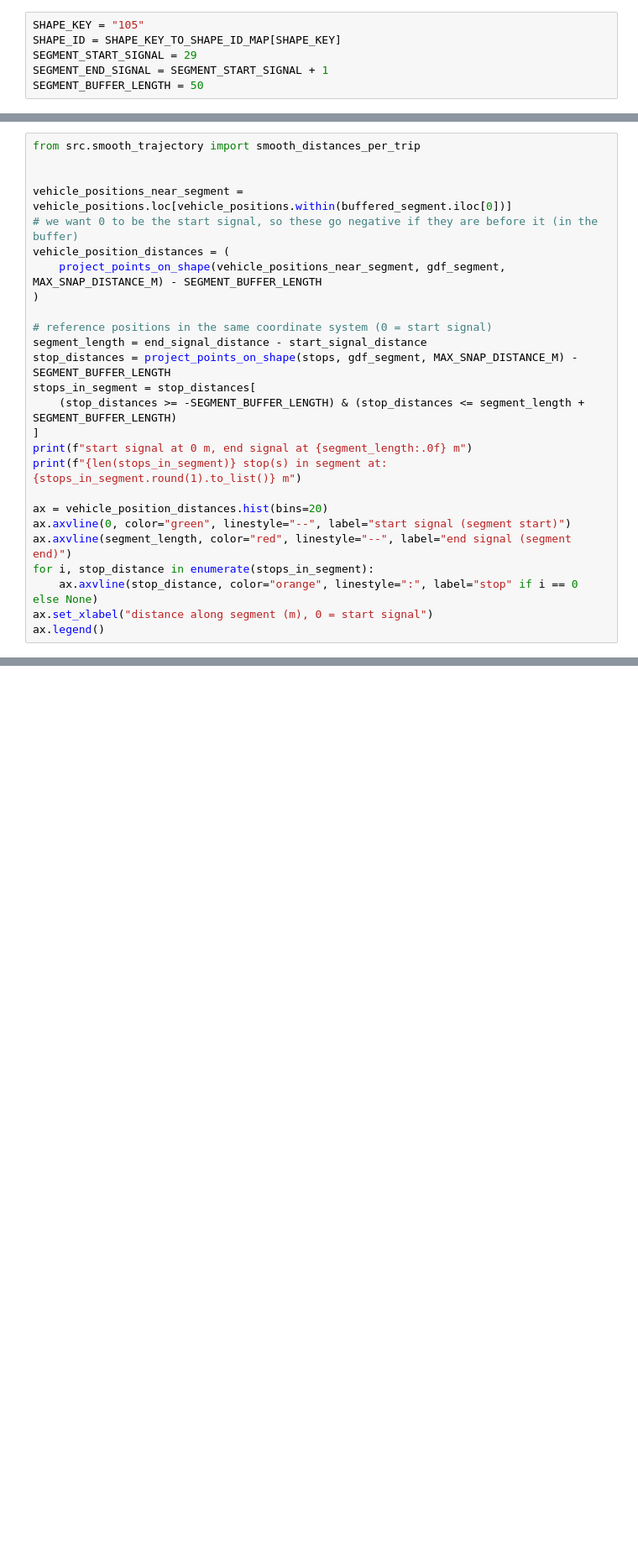
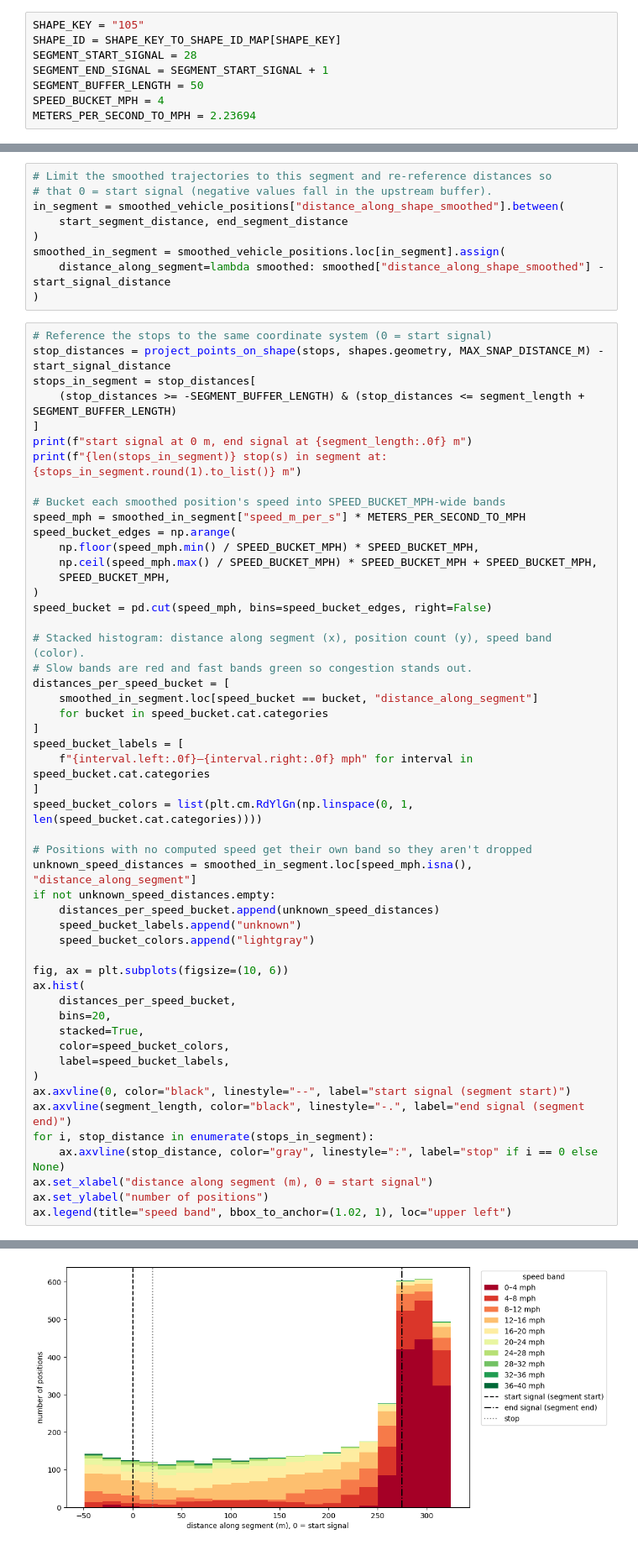
Before and after one commit to cal-itp/tsp-analysis, a Jupyter notebook: subtasks/intersection_delay_exploration/5_single_segment_redo.ipynb, the cells around one changed output, grey strips where cells are left out. Shown at 84% size. Cells and saved outputs as stored; diff of their text form; blank space fills up the shorter version.

Commit message:
stop positions graph (#20)

```diff
--- a/subtasks/intersection_delay_exploration/5_single_segment_redo.ipynb
+++ b/subtasks/intersection_delay_exploration/5_single_segment_redo.ipynb
@@ -28,7 +28,9 @@ os.environ["REQUESTS_CA_BUNDLE"] = r"C:\Users\s163107\Documents\CTROOTCA01.cer"
 # %%
 SHAPE_KEY = "105"
 SHAPE_ID = SHAPE_KEY_TO_SHAPE_ID_MAP[SHAPE_KEY]
-SEGMENT_START_SIGNAL = 29
+SEGMENT_START_SIGNAL = 28
 SEGMENT_END_SIGNAL = SEGMENT_START_SIGNAL + 1
 SEGMENT_BUFFER_LENGTH = 50
+SPEED_BUCKET_MPH = 4
+METERS_PER_SECOND_TO_MPH = 2.23694
 # %%
@@ -68,26 +58,61 @@ buffered_segment = gpd.GeoSeries([segment_geometry], crs=3310).buffer(500)
+# %%
+# Limit the smoothed trajectories to this segment and re-reference distances so
+# that 0 = start signal (negative values fall in the upstream buffer).
+in_segment = smoothed_vehicle_positions["distance_along_shape_smoothed"].between(
+    start_segment_distance, end_segment_distance
+)
+smoothed_in_segment = smoothed_vehicle_positions.loc[in_segment].assign(
+    distance_along_segment=lambda smoothed: smoothed["distance_along_shape_smoothed"] - start_signal_distance
+)
 # %%
-from src.smooth_trajectory import smooth_distances_per_trip
-
-
-vehicle_positions_near_segment = vehicle_positions.loc[vehicle_positions.within(buffered_segment.iloc[0])]
-# we want 0 to be the start signal, so these go negative if they are before it (in the buffer)
-vehicle_position_distances = (
-    project_points_on_shape(vehicle_positions_near_segment, gdf_segment, MAX_SNAP_DISTANCE_M) - SEGMENT_BUFFER_LENGTH
-)
-
-# reference positions in the same coordinate system (0 = start signal)
-segment_length = end_signal_distance - start_signal_distance
-stop_distances = project_points_on_shape(stops, gdf_segment, MAX_SNAP_DISTANCE_M) - SEGMENT_BUFFER_LENGTH
+# Reference the stops to the same coordinate system (0 = start signal)
+stop_distances = project_points_on_shape(stops, shapes.geometry, MAX_SNAP_DISTANCE_M) - start_signal_distance
 stops_in_segment = stop_distances[
     (stop_distances >= -SEGMENT_BUFFER_LENGTH) & (stop_distances <= segment_length + SEGMENT_BUFFER_LENGTH)
 ]
 print(f"start signal at 0 m, end signal at {segment_length:.0f} m")
 print(f"{len(stops_in_segment)} stop(s) in segment at: {stops_in_segment.round(1).to_list()} m")
 
-ax = vehicle_position_distances.hist(bins=20)
-ax.axvline(0, color="green", linestyle="--", label="start signal (segment start)")
-ax.axvline(segment_length, color="red", linestyle="--", label="end signal (segment end)")
+# Bucket each smoothed position's speed into SPEED_BUCKET_MPH-wide bands
+speed_mph = smoothed_in_segment["speed_m_per_s"] * METERS_PER_SECOND_TO_MPH
+speed_bucket_edges = np.arange(
+    np.floor(speed_mph.min() / SPEED_BUCKET_MPH) * SPEED_BUCKET_MPH,
+    np.ceil(speed_mph.max() / SPEED_BUCKET_MPH) * SPEED_BUCKET_MPH + SPEED_BUCKET_MPH,
+    SPEED_BUCKET_MPH,
+)
+speed_bucket = pd.cut(speed_mph, bins=speed_bucket_edges, right=False)
+
+# Stacked histogram: distance along segment (x), position count (y), speed band (color).
+# Slow bands are red and fast bands green so congestion stands out.
+distances_per_speed_bucket = [
+    smoothed_in_segment.loc[speed_bucket == bucket, "distance_along_segment"]
+    for bucket in speed_bucket.cat.categories
+]
+speed_bucket_labels = [
+    f"{interval.left:.0f}–{interval.right:.0f} mph" for interval in speed_bucket.cat.categories
+]
+speed_bucket_colors = list(plt.cm.RdYlGn(np.linspace(0, 1, len(speed_bucket.cat.categories))))
+
+# Positions with no computed speed get their own band so they aren't dropped
+unknown_speed_distances = smoothed_in_segment.loc[speed_mph.isna(), "distance_along_segment"]
+if not unknown_speed_distances.empty:
+    distances_per_speed_bucket.append(unknown_speed_distances)
+    speed_bucket_labels.append("unknown")
+    speed_bucket_colors.append("lightgray")
+
+fig, ax = plt.subplots(figsize=(10, 6))
+ax.hist(
+    distances_per_speed_bucket,
+    bins=20,
+    stacked=True,
+    color=speed_bucket_colors,
+    label=speed_bucket_labels,
+)
+ax.axvline(0, color="black", linestyle="--", label="start signal (segment start)")
+ax.axvline(segment_length, color="black", linestyle="-.", label="end signal (segment end)")
 for i, stop_distance in enumerate(stops_in_segment):
-    ax.axvline(stop_distance, color="orange", linestyle=":", label="stop" if i == 0 else None)
+    ax.axvline(stop_distance, color="gray", linestyle=":", label="stop" if i == 0 else None)
 ax.set_xlabel("distance along segment (m), 0 = start signal")
-ax.legend()
+ax.set_ylabel("number of positions")
+ax.legend(title="speed band", bbox_to_anchor=(1.02, 1), loc="upper left")
+# %% [output]
@@ -93,0 +122 @@ ax.legend()
+[figure, added]
```
Also changed, not shown: parts of 10 cells of this notebook, 2 other files.
